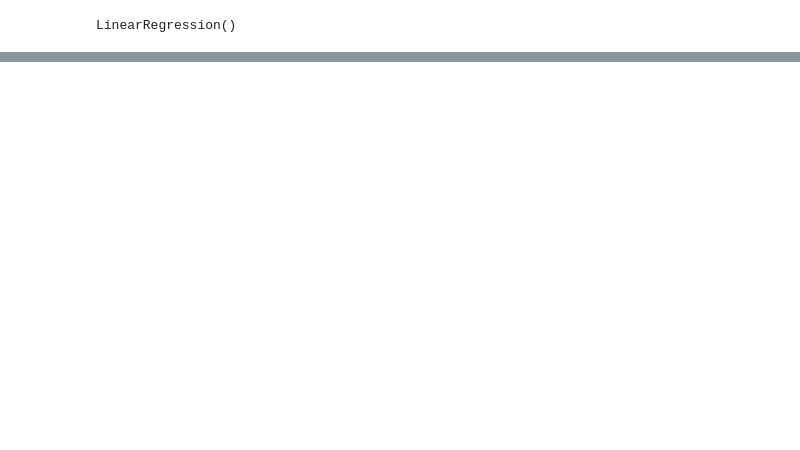
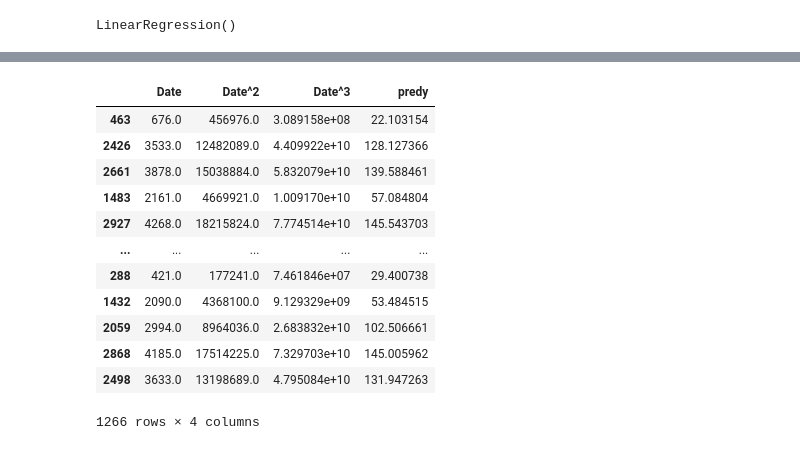
Before and after one commit to Overskott/DAVE3625oblig2, a Jupyter notebook: Oblig2.ipynb, the cells around one changed output, grey strips where cells are left out. Cells and saved outputs as stored; diff of their text form; code cells hidden in the pictures; blank space fills up the shorter version.

```diff
--- a/Oblig2.ipynb
+++ b/Oblig2.ipynb
@@ -86,14 +68,9 @@ x_plot =x_test
-# %%
-x_train = x_train.values.reshape(-1, 1)
-x_test = x_test.values.reshape(-1, 1)
-y_train = y_train.values.reshape(-1, 1)
-y_test = y_test.values.reshape(-1, 1)
 # %%
 from sklearn.linear_model import LinearRegression
 
 regObj = LinearRegression()
-regObj.fit(x_train, y_train)
+regObj.fit(X_train.values.reshape(-1,3), y_train.values.reshape(-1,1))
 # %% [output]
 LinearRegression()
 # %%
-pred_y = regObj.predict(x_test)
+pred_y = regObj.predict(X_test.values.reshape(-1,3))
@@ -118,0 +77,19 @@ regObj.predict([[date_to_ordinal('2014-03-15')]])
+# %%
+res = pd.DataFrame(X_test)
+res['predy'] = pred_y
+# %%
+res
+# %% [output]
+|  | Date | Date^2 | Date^3 | predy |
+| 463 | 676.0 | 456976.0 | 3.089158e+08 | 22.103154 |
+| 2426 | 3533.0 | 12482089.0 | 4.409922e+10 | 128.127366 |
+| 2661 | 3878.0 | 15038884.0 | 5.832079e+10 | 139.588461 |
+| 1483 | 2161.0 | 4669921.0 | 1.009170e+10 | 57.084804 |
+| 2927 | 4268.0 | 18215824.0 | 7.774514e+10 | 145.543703 |
+| ... | ... | ... | ... | ... |
+| 288 | 421.0 | 177241.0 | 7.461846e+07 | 29.400738 |
+| 1432 | 2090.0 | 4368100.0 | 9.129329e+09 | 53.484515 |
+| 2059 | 2994.0 | 8964036.0 | 2.683832e+10 | 102.506661 |
+| 2868 | 4185.0 | 17514225.0 | 7.329703e+10 | 145.005962 |
+| 2498 | 3633.0 | 13198689.0 | 4.795084e+10 | 131.947263 |
+1266 rows × 4 columns
```
Also changed, not shown: parts of 10 cells of this notebook, 1 other file.
